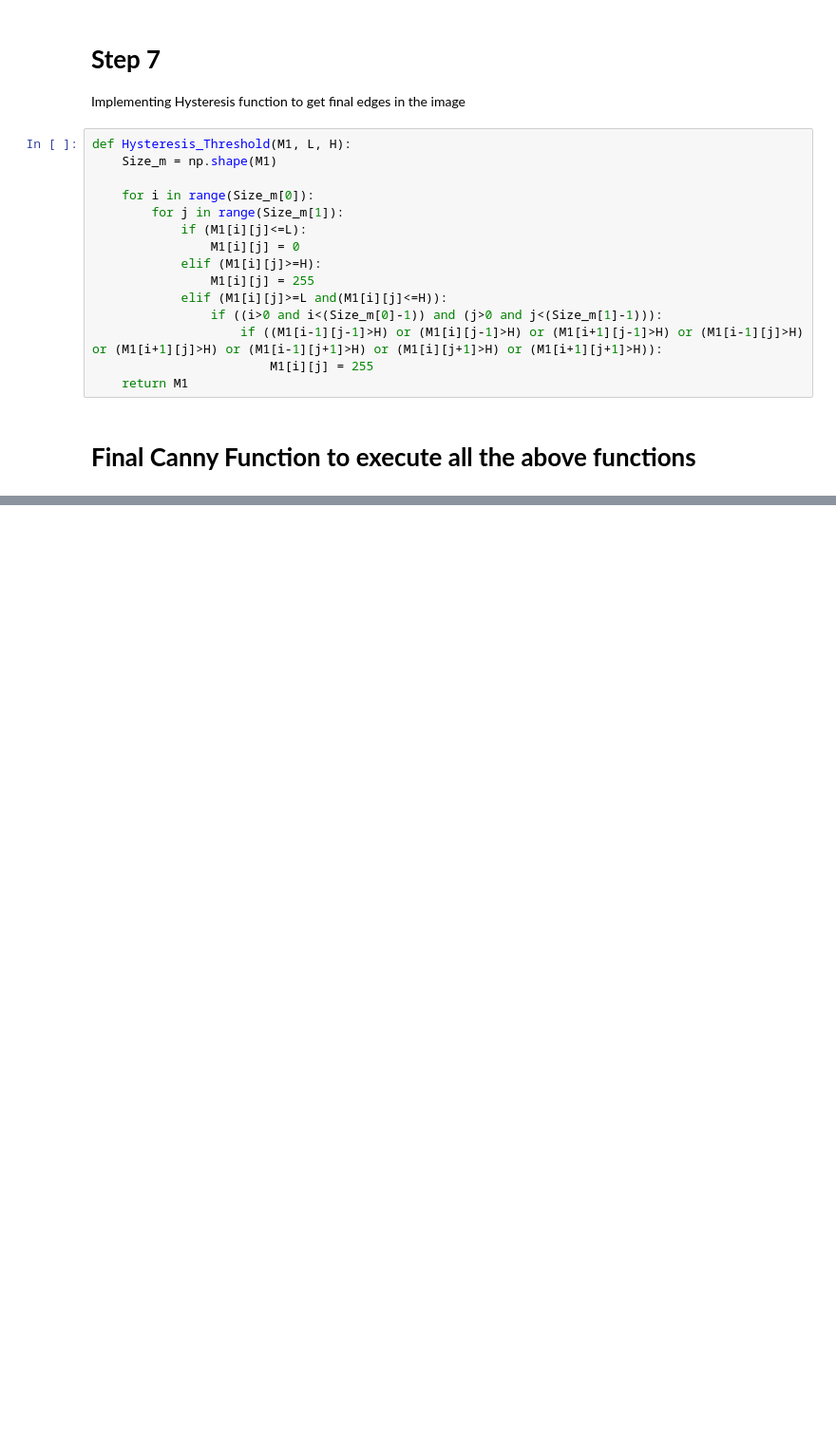
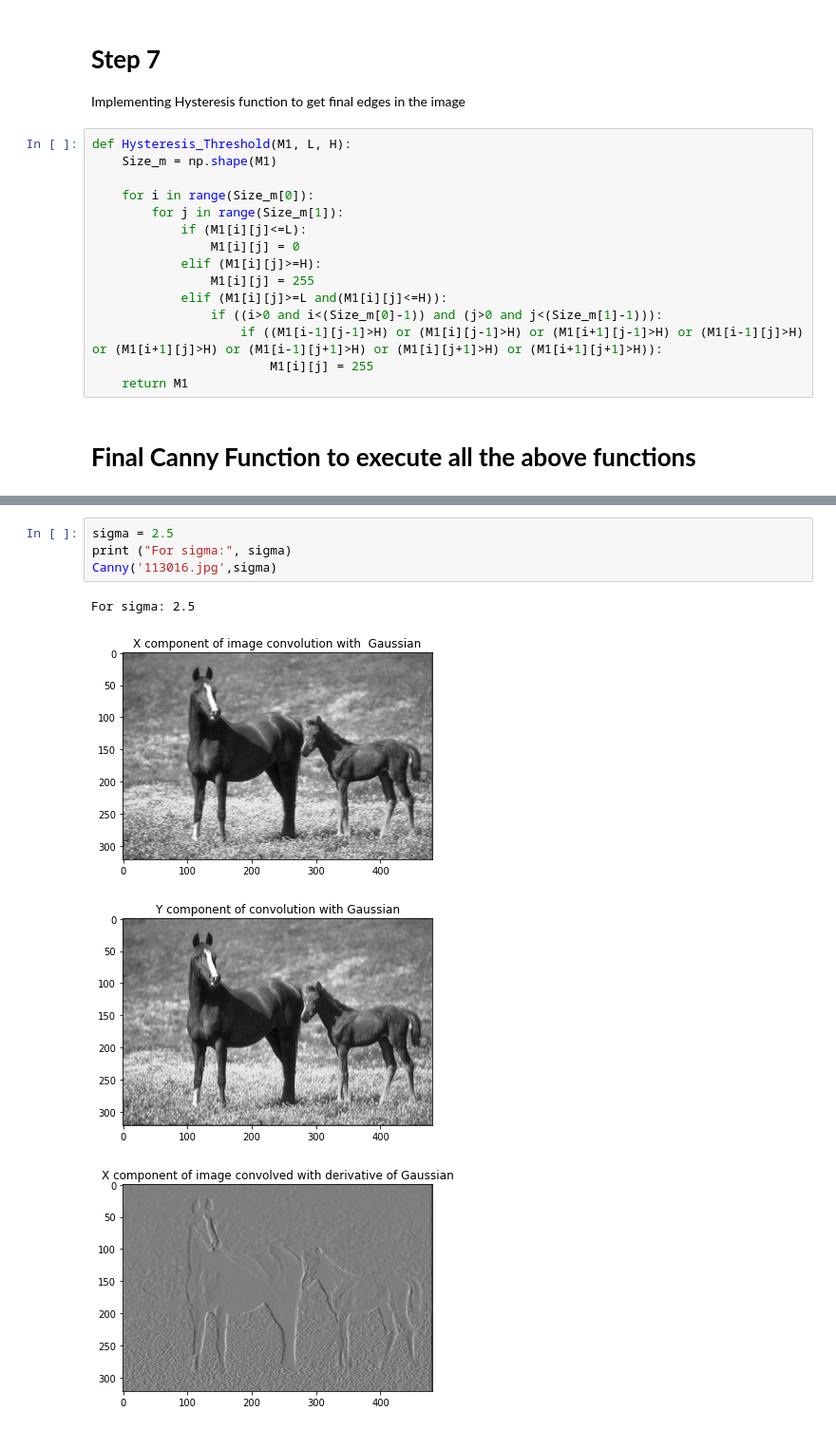
Before and after one commit to ShreyaskarSingh/Computer-Vision, a Jupyter notebook: Canny_Edge_Detector.ipynb, the cells around one changed output, grey strips where cells are left out. Shown at 95% size. Cells and saved outputs as stored; diff of their text form; blank space fills up the shorter version.

```diff
--- a/Canny_Edge_Detector.ipynb
+++ b/Canny_Edge_Detector.ipynb
@@ -257,0 +258,9 @@ For sigma: 3.5
+# %%
+sigma = 2.5
+print ("For sigma:", sigma)
+Canny('113016.jpg',sigma)
+# %% [output]
+For sigma: 2.5
+[figure, added]
+[figure, added]
+[figure, added]
```
Also changed, not shown: parts of 5 cells of this notebook.
